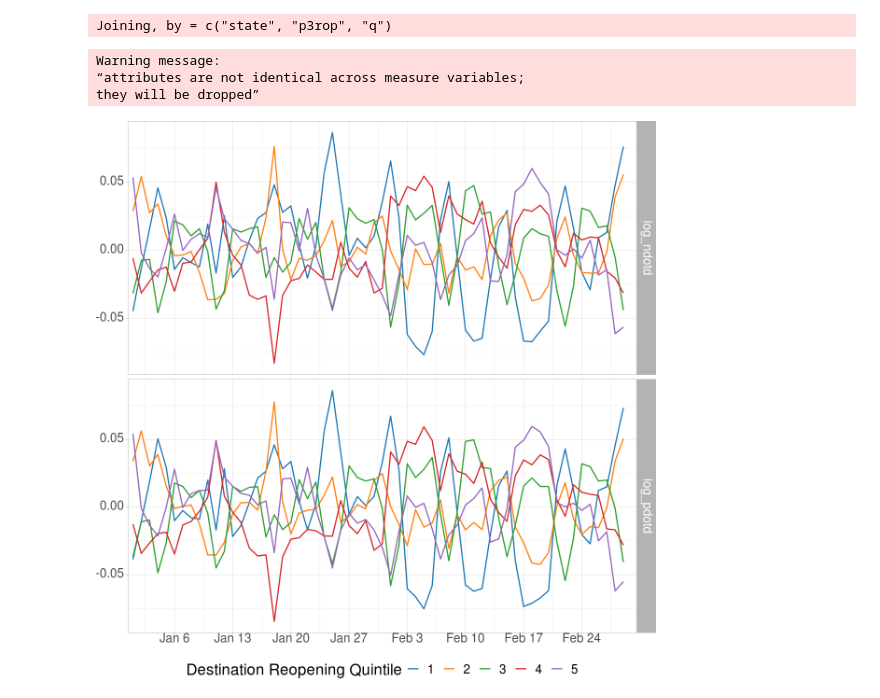
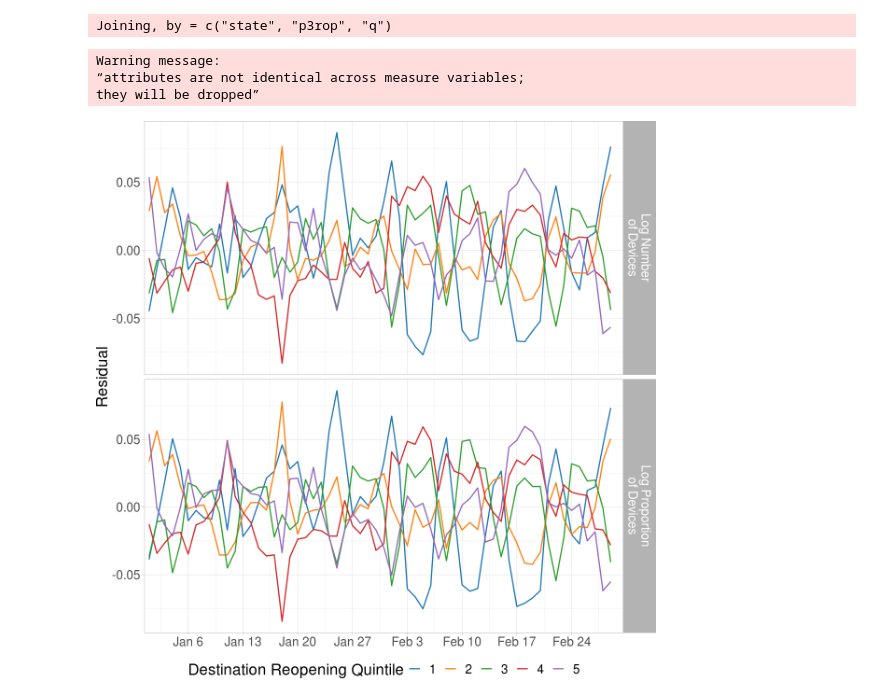
Before and after one commit to mfzhao/covid_peerfx_reopening, a Jupyter notebook: paper_code/4-main_DiD_parallel_trends.ipynb, the cells around one changed output. Saved outputs shown, nothing was run; the diff lists cells and outputs as text; code cells hidden in the pictures.

```diff
--- a/paper_code/4-main_DiD_parallel_trends.ipynb
+++ b/paper_code/4-main_DiD_parallel_trends.ipynb
@@ -134,34 +152,36 @@ dyad %>%
            r2 = felm(log(pdotd) ~ 0 | dyad + date, ., weights = .$n)$resid) %>%
     filter(date < as.Date('2020-03-01')) -> temp
 # %%
+pn <- c('log_ndotd'  = 'Log Number\nof Devices',
+        'log_pdotd'  = 'Log Proportion\nof Devices')
+
 temp %>%
     group_by(date, q) %>%
     summarize(log_ndotd = mean(log(ndotd)), log_pdotd = mean(log(pdotd))) %>%
     ungroup() %>%
     mutate(log_ndotd = felm(log_ndotd ~ 0 | q + date, .)$resid,
            log_pdotd = felm(log_pdotd ~ 0 | q + date, .)$resid) %>%
     gather(key = 'dv', value = 'value', -date, -q) %>%
     ggplot(aes(x = date, y = value, color = as.factor(q))) +
     geom_line(size = .75) +
-    facet_grid(dv ~ ., scales = 'free') +
+    facet_grid(dv ~ ., scales = 'free', labeller = as_labeller(pn)) +
     scale_color_d3() +
+    ylab('Residual') +
     labs(color = 'Destination Reopening Quintile') +
     scale_x_date(date_breaks = '1 week',
                  lim = c(as.Date('2020-01-01'), as.Date('2020-03-01')),
                  labels = date_format("%b %-d"),
                  expand = c(0.01, 0.01)) +
     theme_light() +
     theme(text = element_text(size = 20),
-          axis.title = element_blank(),
+          axis.title.x = element_blank(),
           legend.position = 'bottom',
           plot.margin = unit(c(0, 0, 0, 0), "in")) -> pt_dyad
 
-ggsave('~/si_plots/pt_dyad.pdf', pt_dyad, device = 'pdf', width = 6.5, height = 2.25, scale = 2)
+pt_dyad
+ggsave('~/SI_plots/pt_dyad.pdf', pt_dyad, device = 'pdf', width = 6.5, height = 4, scale = 2)
 # %% [output]
 Warning message:
 “attributes are not identical across measure variables;
 they will be dropped”
+[figure, added]
-# %%
-pt_dyad
-# %% [output]
-[figure, removed]
```
Also changed, not shown: parts of 3 cells of this notebook, 5 other files.
